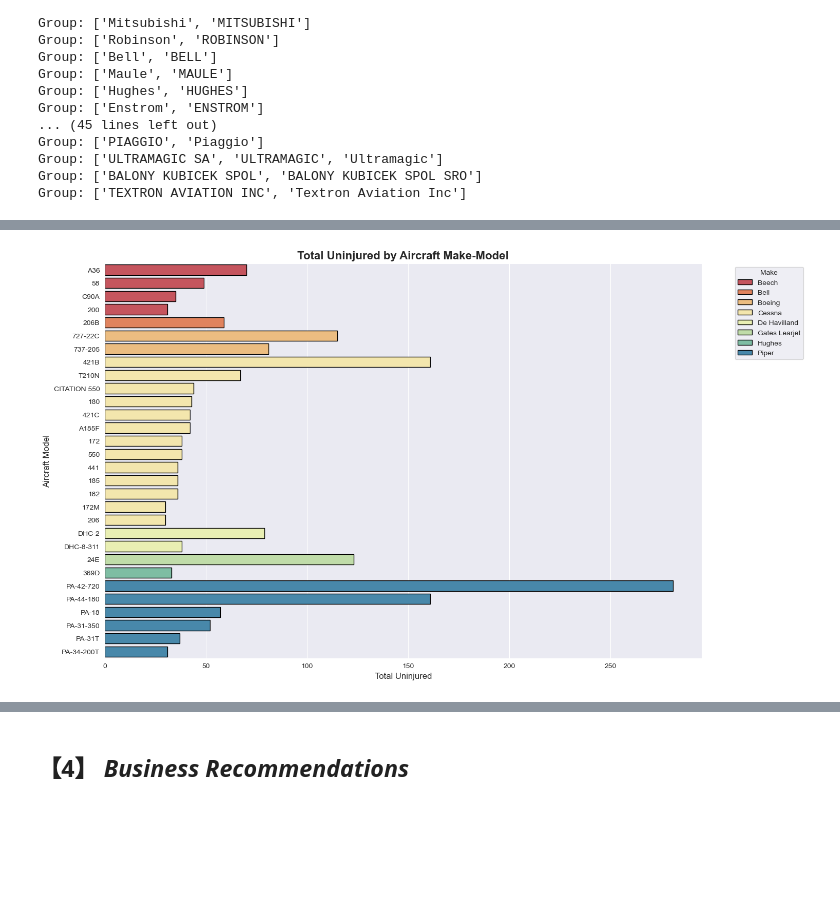
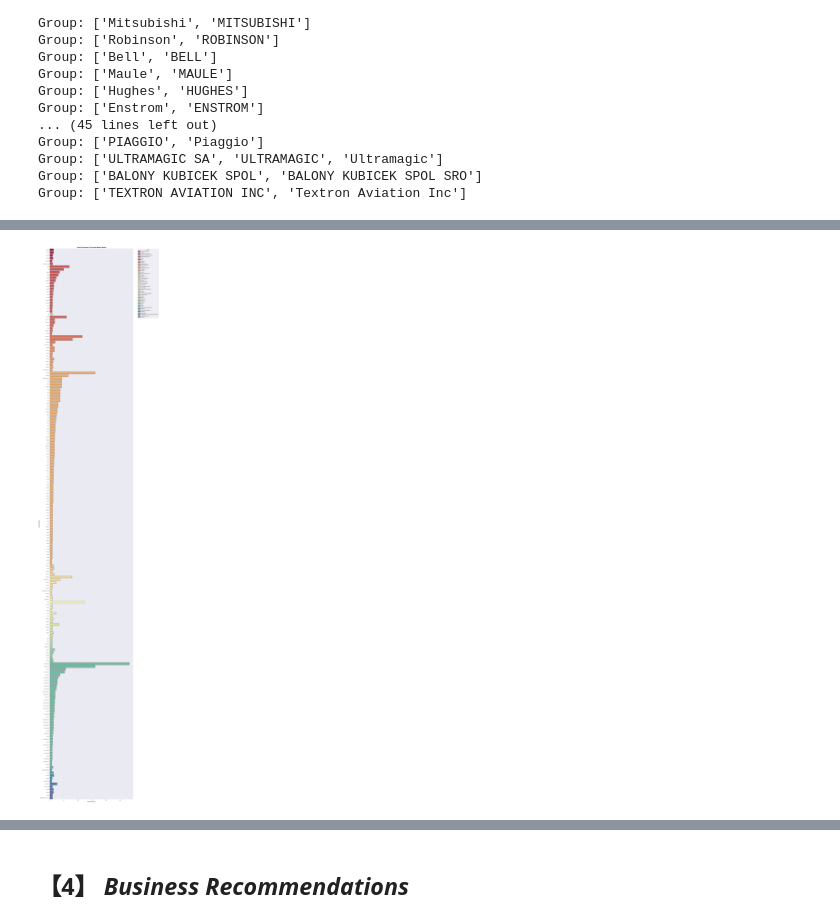
Before and after one commit to Tdoggie/phase-1-project, a Jupyter notebook: index.ipynb, the cells around one changed output, grey strips where cells are left out. Saved outputs shown, nothing was run; the diff lists cells and outputs as text; code cells hidden in the pictures; blank space fills up the shorter version.

Commit message:
first visualization v1 is ready with appropriate markdown cell analyses

```diff
--- a/index.ipynb
+++ b/index.ipynb
@@ -702,36 +732,36 @@ sns.set_style("darkgrid")
 uninjured_data = df_clean.groupby(["Make", "Model"])["Total.Uninjured"].sum().reset_index()
 
 # Sort first by total uninjured (descending), then alphabetically by Make
-uninjured_data = uninjured_data.sort_values(by=["Total.Uninjured"], ascending=False).head(30)
+uninjured_data = uninjured_data.sort_values(by=["Total.Uninjured"], ascending=False).head(200)
 uninjured_data = uninjured_data.sort_values(by=["Make", "Total.Uninjured"], ascending=[True, False])
 
 # Set figure size
-plt.figure(figsize=(15, 10))
+plt.figure(figsize=(15, 100))
 
 # Create a distinct color palette for makes
 num_makes = uninjured_data["Make"].nunique()
 palette = sns.color_palette("Spectral", num_makes)
 
 # Create horizontal barplot
 sns.barplot(
     data=uninjured_data,
     y="Model",
     x="Total.Uninjured",
     hue="Make",
     palette=palette,
     edgecolor="black",
     dodge=False  # Ensures models of the same make appear one after another
 )
 
 # Titles and labels
 plt.title("Total Uninjured by Aircraft Make-Model", fontsize=16, fontweight="bold")
 plt.xlabel("Total Uninjured", fontsize=12)
 plt.ylabel("Aircraft Model", fontsize=12)
 
 # Move legend outside the plot for better visibility
 plt.legend(title="Make", bbox_to_anchor=(1.05, 1), loc="upper left", fontsize=10)
 
 # Show plot
 plt.show()
 # %% [output]
-[figure, old version]
+[figure, new version]
```
Also changed, not shown: parts of 13 cells of this notebook.
